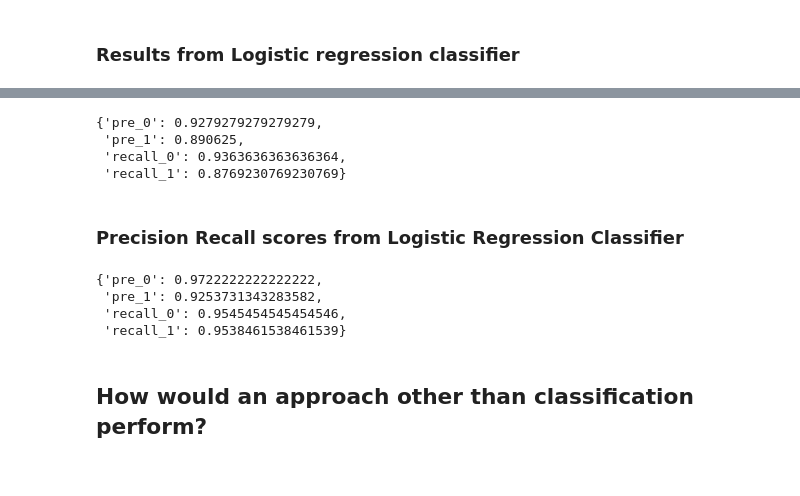
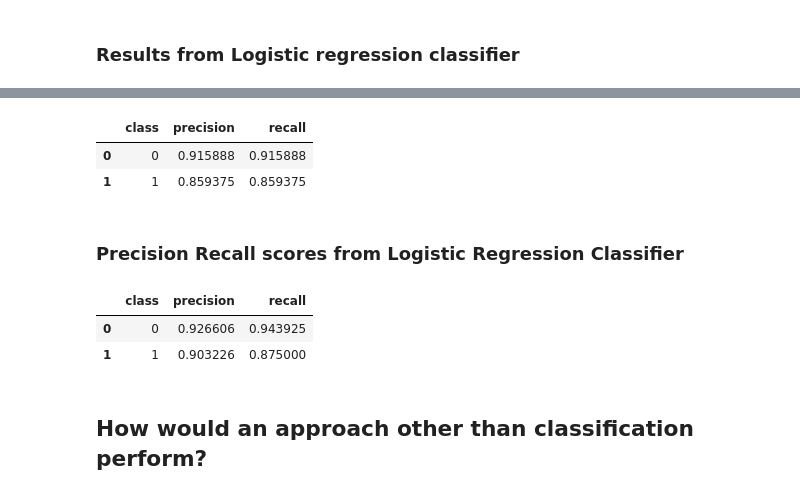
Before and after one commit to joshishwetha/dsx-spark, a Jupyter notebook: Breast Cancer Diagnosis.ipynb, the cells around one changed output, grey strips where cells are left out. Cells and saved outputs as stored; diff of their text form; code cells hidden in the pictures.

```diff
--- a/Breast Cancer Diagnosis.ipynb
+++ b/Breast Cancer Diagnosis.ipynb
@@ -409,13 +408,14 @@ def calc_metrics(results):
 ### calc precision & recall ###
 def precision_recall(results):
     items = calc_metrics(results)
-    pre_0 = items['tp_0']/float((items['tp_0']+items['fp_0']))
-    pre_1 = items['tp_1']/float((items['tp_1']+items['fp_1']))
+    rows = []
 
-    recall_0 = items['tp_0']/float((items['tp_0']+items['fn_0']))
-    recall_1 = items['tp_1']/float((items['tp_1']+items['fn_1']))
+    row = {'class':0,'precision':items['tp_0']/float((items['tp_0']+items['fp_0'])+1),'recall':items['tp_0']/float((items['tp_0']+items['fn_0'])+1)}
+    rows.append(row)
+    row = {'class':1,'precision':items['tp_1']/float((items['tp_1']+items['fp_1'])+1),'recall':items['tp_1']/float((items['tp_1']+items['fn_1'])+1)}
+    rows.append(row)
 
-    return {'pre_0':pre_0, 'recall_0':recall_0,'pre_1':pre_1,'recall_1':recall_1}
+    return rows
 # %%
 from pyspark.ml.classification import LogisticRegression
 
@@ -452,21 +452,20 @@ a.set_titles(col_template=['Decision Tree results when label=="Benign"','Decisio
 <center><img width="500px" height="500px" src="http://opexanalytics.com/cnt/uploads/2016/01/Red-Fish-High-Recall.jpg"></center>
 # %%
 ### Precision Recall scores from Decision Tree Classifier
-precision_recall(dt_classider)
+import pandas as pd
+pd.DataFrame(precision_recall(dt_classider))
 # %% [output]
-{'pre_0': 0.9279279279279279,
- 'pre_1': 0.890625,
- 'recall_0': 0.9363636363636364,
- 'recall_1': 0.8769230769230769}
+|  | class | precision | recall |
+| 0 | 0 | 0.915888 | 0.915888 |
+| 1 | 1 | 0.859375 | 0.859375 |
 # %% [markdown]
 ### Precision Recall scores from Logistic Regression Classifier
-# %%
-precision_recall(lr_results)
-# %% [output]
-{'pre_0': 0.9722222222222222,
- 'pre_1': 0.9253731343283582,
- 'recall_0': 0.9545454545454546,
- 'recall_1': 0.9538461538461539}
+# %%
+pd.DataFrame(precision_recall(lr_results))
+# %% [output]
+|  | class | precision | recall |
+| 0 | 0 | 0.926606 | 0.943925 |
+| 1 | 1 | 0.903226 | 0.875000 |
 # %% [markdown]
 ## How would an approach other than classification perform?
 # %% [markdown]
```
Also changed, not shown: parts of 6 cells of this notebook.
